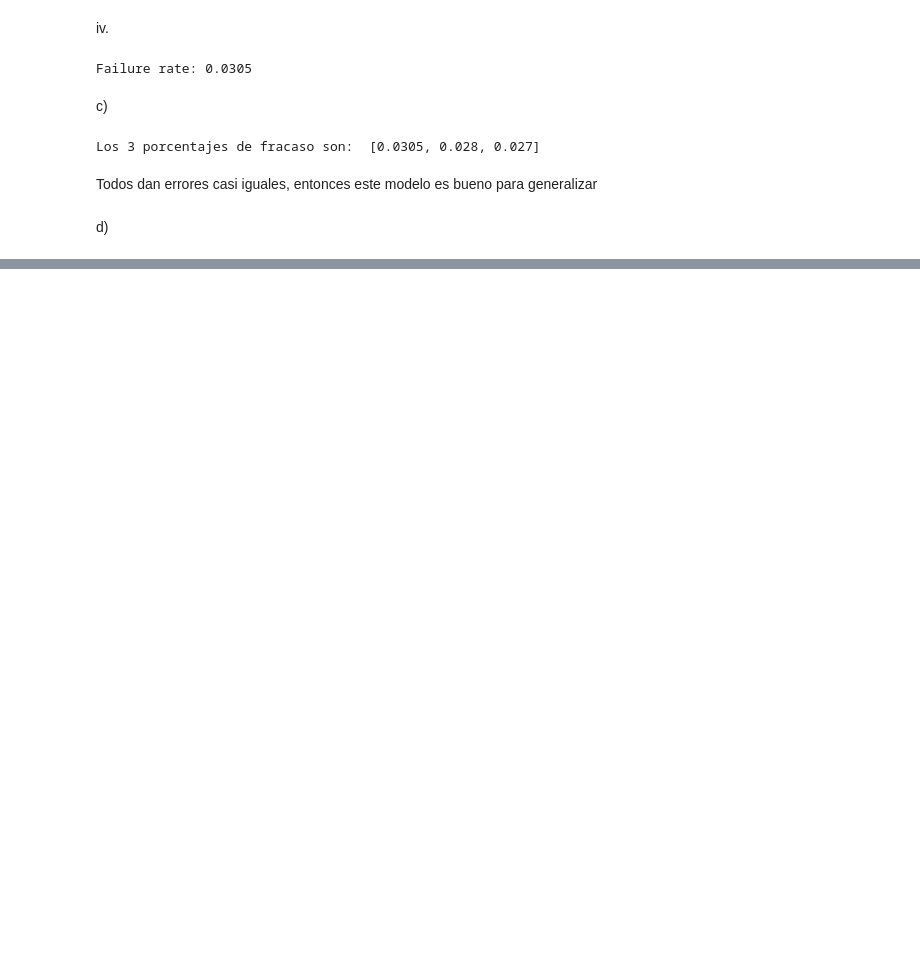
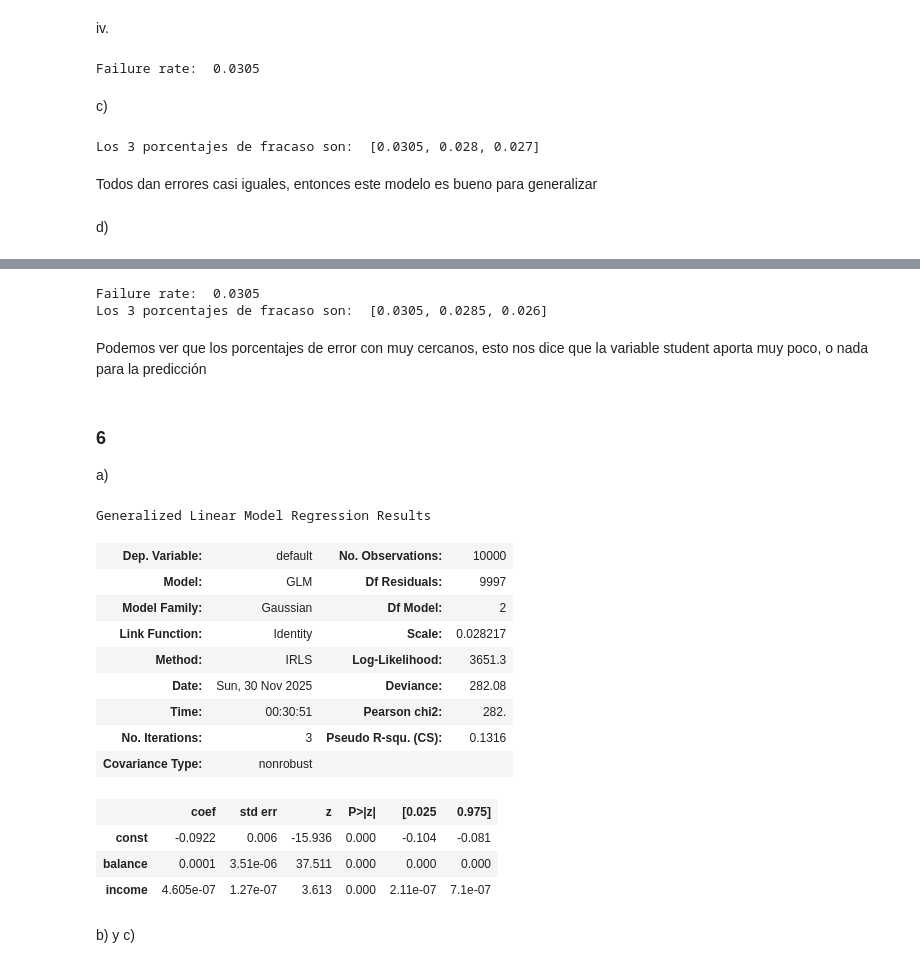
Before and after one commit to munozmarifer1512-cpu/Lab-aprendizaje-estadistico, a Jupyter notebook: t09.ipynb, the cells around one changed output, grey strips where cells are left out. Saved outputs shown, nothing was run; the diff lists cells and outputs as text; code cells hidden in the pictures; blank space fills up the shorter version.

```diff
--- a/t09.ipynb
+++ b/t09.ipynb
@@ -123,7 +125,8 @@ Elevamos al cuadrado la diferencia, sumamos todas las diferencias cuadradas, sac
 
 a)
 # %%
-default =pd.read_csv("C:/Users/munoz/Downloads/lab_apre_est/Default.csv")
+df =pd.read_csv("C:/Users/munoz/Downloads/lab_apre_est/Default.csv")
+default= df.dropna()
 X_2 = default[['balance', 'income']]
 y = default['default'].map({'Yes': 1, 'No': 0})
 modelo_normal = LogisticRegression()
@@ -227,0 +187,56 @@ LogisticRegression does not accept missing values encoded as NaN natively. For s
+# %%
+X_train, X_test, y_train, y_test = train_test_split(X_3, y, test_size=0.2, random_state=42)
+
+modelo_train = LogisticRegression()
+modelo_train.fit(X_train, y_train)
+
+y_pred = modelo_train.predict(X_test)
+
+# Ahora sacamos el porcentaje de fracasos
+fail_1 = np.mean(y_pred != y_test)
+print("Failure rate: ",fail_1)
+
+# Repetimos todo otras 2 veces
+failures = [fail_1]
+for i in range(2):
+    X_train, X_test, y_train, y_test = train_test_split(X_3, y, test_size=0.2, random_state=i)
+    modelo_train = LogisticRegression()
+    modelo_train.fit(X_train, y_train)
+    y_pred = modelo_train.predict(X_test)
+    fail = np.mean(y_pred != y_test)
+    failures.append(fail)
+
+print("Los 3 porcentajes de fracaso son: ",failures)
+# %% [output]
+Failure rate:  0.0305
+Los 3 porcentajes de fracaso son:  [0.0305, 0.0285, 0.026]
+# %% [markdown]
+Podemos ver que los porcentajes de error con muy cercanos, esto nos dice que la variable student aporta muy poco, o nada para la predicción
+# %% [markdown]
+### 6
+
+a)
+# %%
+X_def = default[['balance', 'income']]
+X_def = sm.add_constant(X_def)
+y = default['default'].map({'Yes': 1, 'No': 0})
+modelo_sm = sm.GLM(y, X_def)
+resultado = modelo_sm.fit()
+resultado.summary()
+# %% [output]
+Generalized Linear Model Regression Results
+| Dep. Variable: | default | No. Observations: | 10000 |
+| Model: | GLM | Df Residuals: | 9997 |
+| Model Family: | Gaussian | Df Model: | 2 |
+| Link Function: | Identity | Scale: | 0.028217 |
+| Method: | IRLS | Log-Likelihood: | 3651.3 |
+| Date: | Sun, 30 Nov 2025 | Deviance: | 282.08 |
+| Time: | 00:30:51 | Pearson chi2: | 282. |
+| No. Iterations: | 3 | Pseudo R-squ. (CS): | 0.1316 |
+| Covariance Type: | nonrobust |  |  |
+|  | coef | std err | z | P>|z| | [0.025 | 0.975] |
+| const | -0.0922 | 0.006 | -15.936 | 0.000 | -0.104 | -0.081 |
+| balance | 0.0001 | 3.51e-06 | 37.511 | 0.000 | 0.000 | 0.000 |
+| income | 4.605e-07 | 1.27e-07 | 3.613 | 0.000 | 2.11e-07 | 7.1e-07 |
+# %% [markdown]
+b) y c)
```
Also changed, not shown: parts of 51 cells of this notebook.
